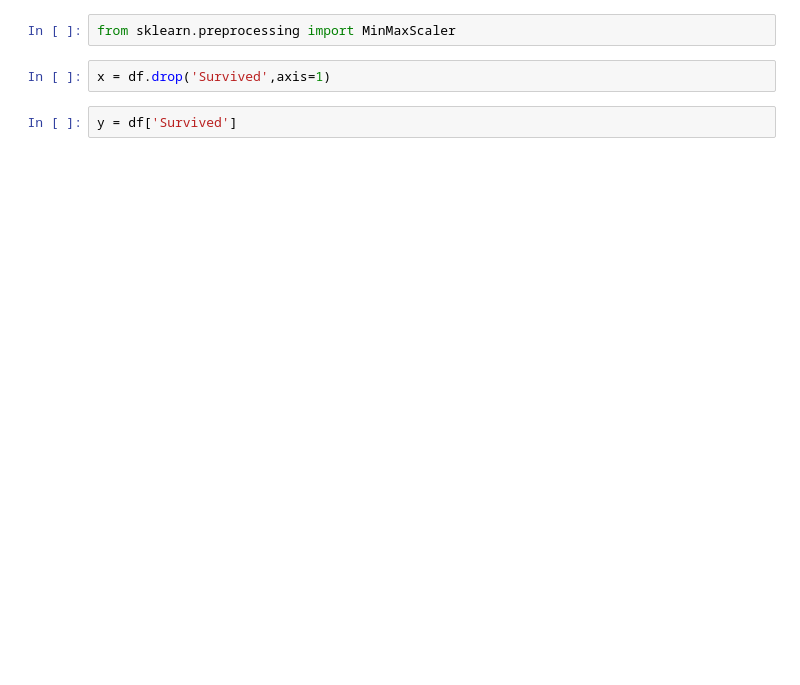
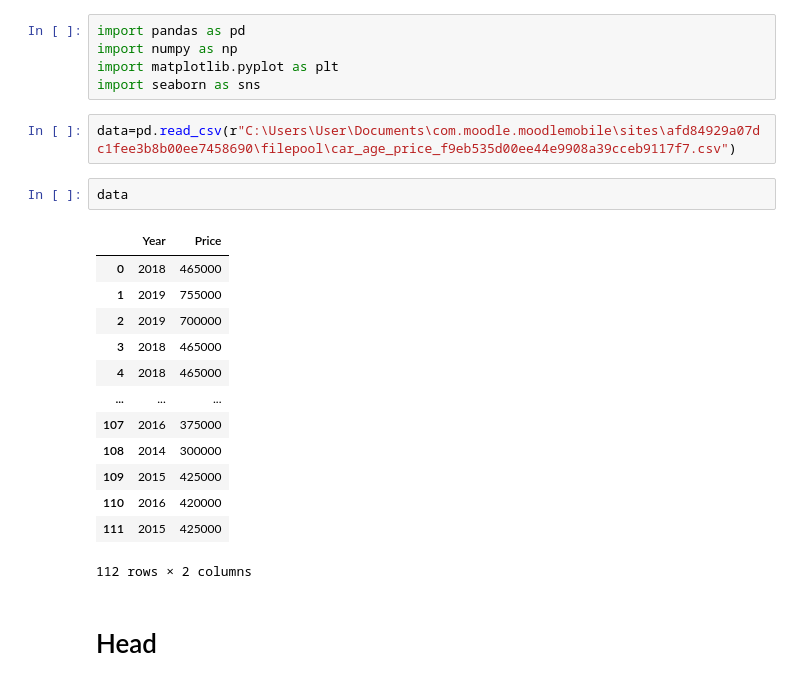
Before and after one commit to vishnu025/Public, a Jupyter notebook: 1.ipynb, the cells around one changed output. Saved outputs shown, nothing was run; the diff lists cells and outputs as text; blank space fills up the shorter version.

```diff
--- a/1.ipynb
+++ b/1.ipynb
@@ -277,6 +1,25 @@ outlier
-# %%
-from sklearn.preprocessing import MinMaxScaler
-# %%
-x = df.drop('Survived',axis=1)
-# %%
-y = df['Survived']
+# %%
+import pandas as pd
+import numpy as np
+import matplotlib.pyplot as plt
+import seaborn as sns
+# %%
+data=pd.read_csv(r"C:\Users\User\Documents\com.moodle.moodlemobile\sites\afd84929a07dc1fee3b8b00ee7458690\filepool\car_age_price_f9eb535d00ee44e9908a39cceb9117f7.csv")
+# %%
+data
+# %% [output]
+|  | Year | Price |
+| 0 | 2018 | 465000 |
+| 1 | 2019 | 755000 |
+| 2 | 2019 | 700000 |
+| 3 | 2018 | 465000 |
+| 4 | 2018 | 465000 |
+| ... | ... | ... |
+| 107 | 2016 | 375000 |
+| 108 | 2014 | 300000 |
+| 109 | 2015 | 425000 |
+| 110 | 2016 | 420000 |
+| 111 | 2015 | 425000 |
+112 rows × 2 columns
+# %% [markdown]
+# Head
```
Also changed, not shown: parts of 95 cells of this notebook.
